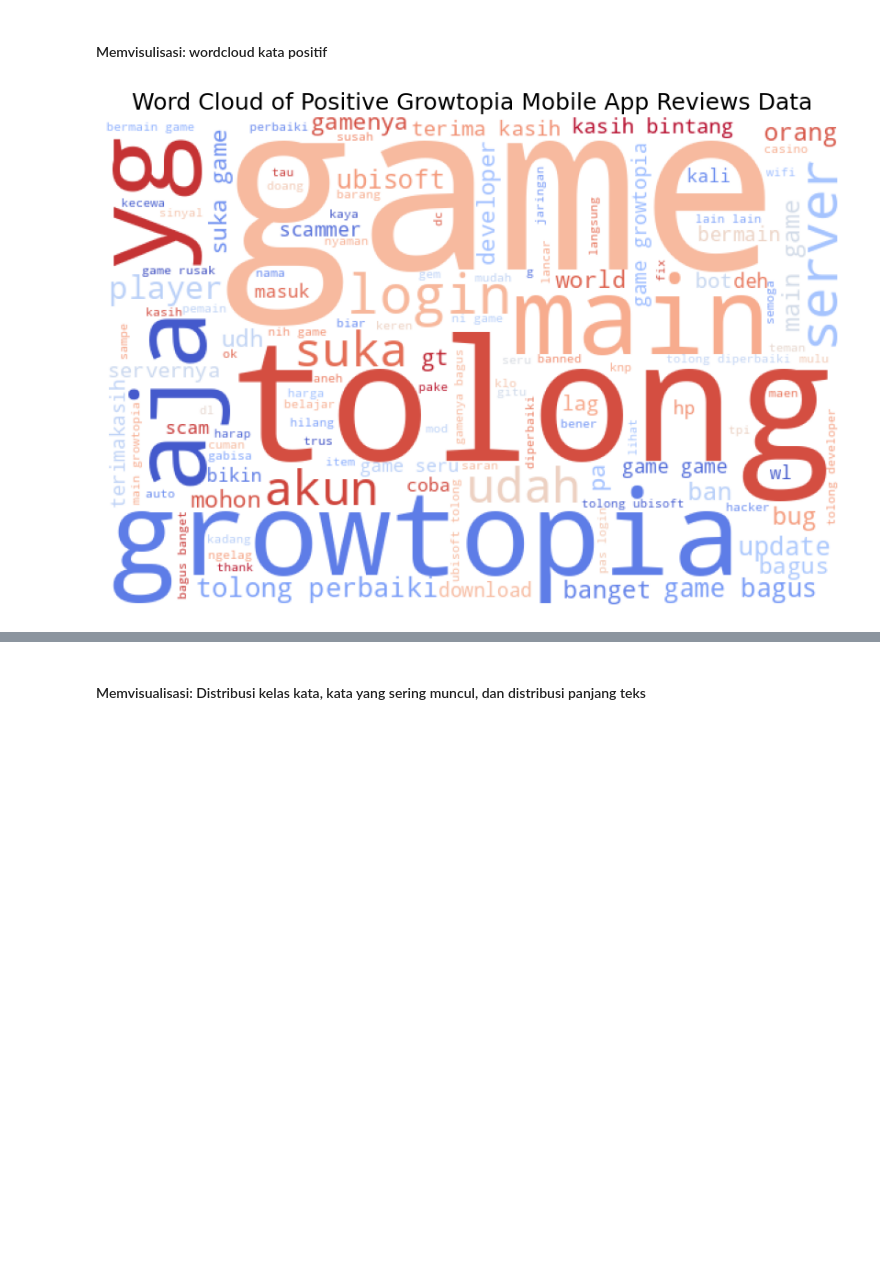
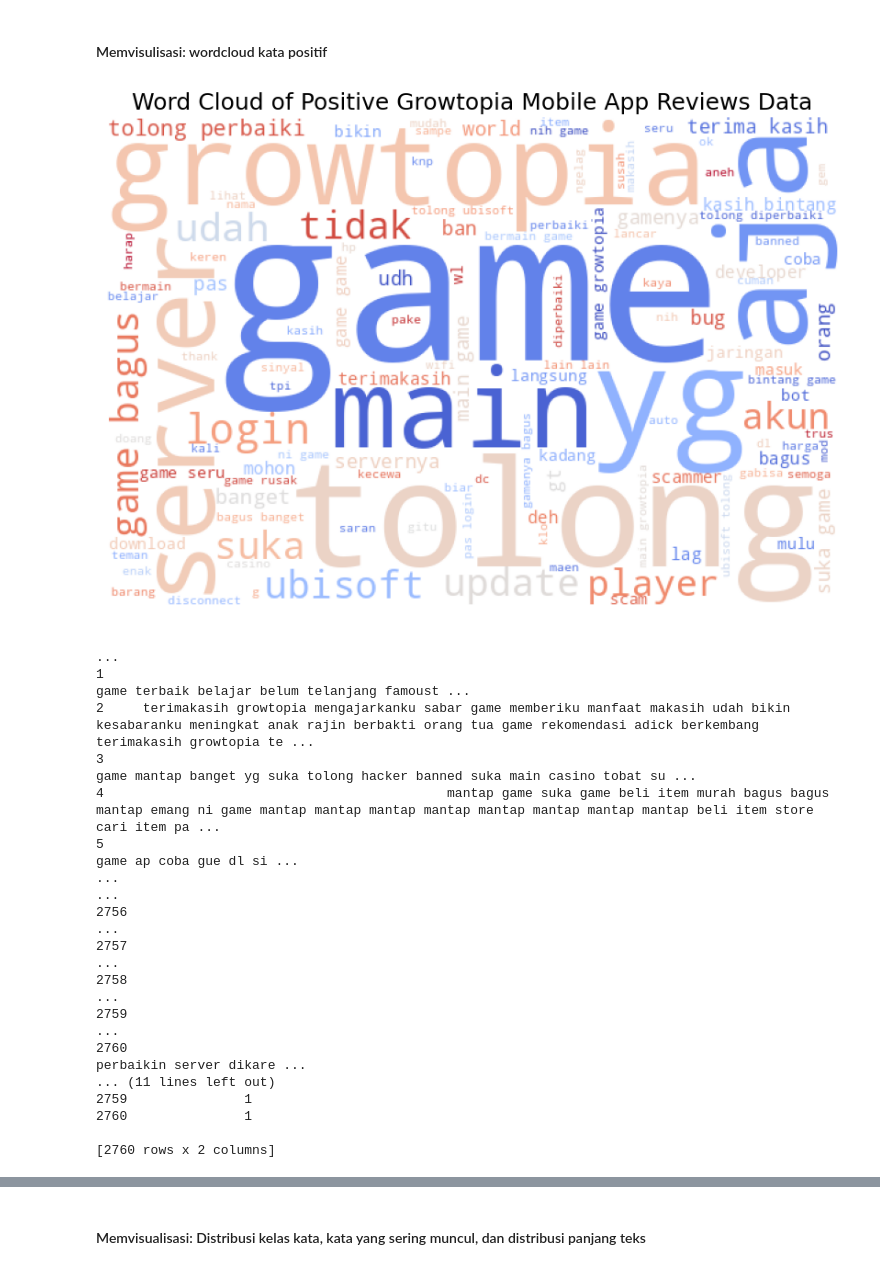
Before and after one commit to Wakbarr/Proyek-Analisis-Sentimen, a Jupyter notebook: Latih_Model.ipynb, the cells around one changed output, grey strips where cells are left out. Cells and saved outputs as stored; diff of their text form; code cells hidden in the pictures; blank space fills up the shorter version.

```diff
--- a/Latih_Model.ipynb
+++ b/Latih_Model.ipynb
@@ -111,3 +85,0 @@ growtopia_df
-# %%
-growtopia_df = growtopia_df.drop_duplicates()
-growtopia_df
@@ -463,26 +452,17 @@ plt.show()
 #### Memvisulisasi: wordcloud kata negatif
 # %%
 list_words = ''
-
 for tweet in negative_tweets['text_stopword']:
     for word in tweet:
-        list_words += ' ' + (word)
+        list_words += ' ' + word
 
-wordcloud = WordCloud(
-    width=600,
-    height=400,
-    background_color='white',
-    min_font_size=10,
-    colormap='coolwarm'
-).generate(list_words)
-
+wordcloud = WordCloud(width=600, height=400, background_color='white', min_font_size=10, colormap='coolwarm').generate(list_words)
 fig, ax = plt.subplots(figsize=(8, 6))
-
 ax.set_title('Word Cloud of Negative Growtopia Mobile App Reviews Data', fontsize=18)
 ax.grid(False)
-ax.imshow((wordcloud))
+ax.imshow(wordcloud)
 ax.axis('off')
-
 fig.tight_layout(pad=0)
 plt.show()
+print(negative_tweets[['text_akhir', 'polarity_score']])
 # %% [output]
@@ -511,27 +508,51 @@ print(negative_tweets[['text_akhir', 'polarity_score']])
 #### Memvisulisasi: wordcloud kata positif
 # %%
 list_words = ''
-
 for tweet in positive_tweets['text_stopword']:
     for word in tweet:
-        list_words += ' ' + (word)
+        list_words += ' ' + word
 
-wordcloud = WordCloud(
-    width=600,
-    height=400,
-    background_color='white',
-    min_font_size=10,
-    colormap='coolwarm'
-).generate(list_words)
-
+wordcloud = WordCloud(width=600, height=400, background_color='white', min_font_size=10, colormap='coolwarm').generate(list_words)
 fig, ax = plt.subplots(figsize=(8, 6))
-
 ax.set_title('Word Cloud of Positive Growtopia Mobile App Reviews Data', fontsize=18)
 ax.grid(False)
-ax.imshow((wordcloud))
+ax.imshow(wordcloud)
 ax.axis('off')
-
 fig.tight_layout(pad=0)
 plt.show()
+print(positive_tweets[['text_akhir', 'polarity_score']])
+
+# Visualisasi: Wordcloud kata netral
+list_words = ''
+for tweet in neutral_tweets['text_stopword']:
+    for word in tweet:
+        list_words += ' ' + word
+
+wordcloud = WordCloud(width=600, height=400, background_color='white', min_font_size=10, colormap='coolwarm').generate(list_words)
+fig, ax = plt.subplots(figsize=(8, 6))
+ax.set_title('Word Cloud of Neutral Growtopia Mobile App Reviews Data', fontsize=18)
+ax.grid(False)
+ax.imshow(wordcloud)
+ax.axis('off')
+fig.tight_layout(pad=0)
+plt.show()
+print(neutral_tweets[['text_akhir', 'polarity_score']])
 # %% [output]
-[figure, old version]
+[figure, new version]
+                                                                                                                                                                                                         ...
+1                                                                                                                                                           game terbaik belajar belum telanjang famoust ...
+2     terimakasih growtopia mengajarkanku sabar game memberiku manfaat makasih udah bikin kesabaranku meningkat anak rajin berbakti orang tua game rekomendasi adick berkembang terimakasih growtopia te ...
+3                                                                                                                              game mantap banget yg suka tolong hacker banned suka main casino tobat su ...
+4                                            mantap game suka game beli item murah bagus bagus mantap emang ni game mantap mantap mantap mantap mantap mantap mantap mantap beli item store cari item pa ...
+5                                                                                                                                                                                 game ap coba gue dl si ...
+...                                                                                                                                                                                                      ...
+2756                                                                                                                                                                                                     ...
+2757                                                                                                                                                                                                     ...
+2758                                                                                                                                                                                                     ...
+2759                                                                                                                                                                                                     ...
+2760                                                                                                                                                                             perbaikin server dikare ...
+... (11 lines left out)
+2759               1
+2760               1
+
+[2760 rows x 2 columns]
```
Also changed, not shown: parts of 82 cells of this notebook.
